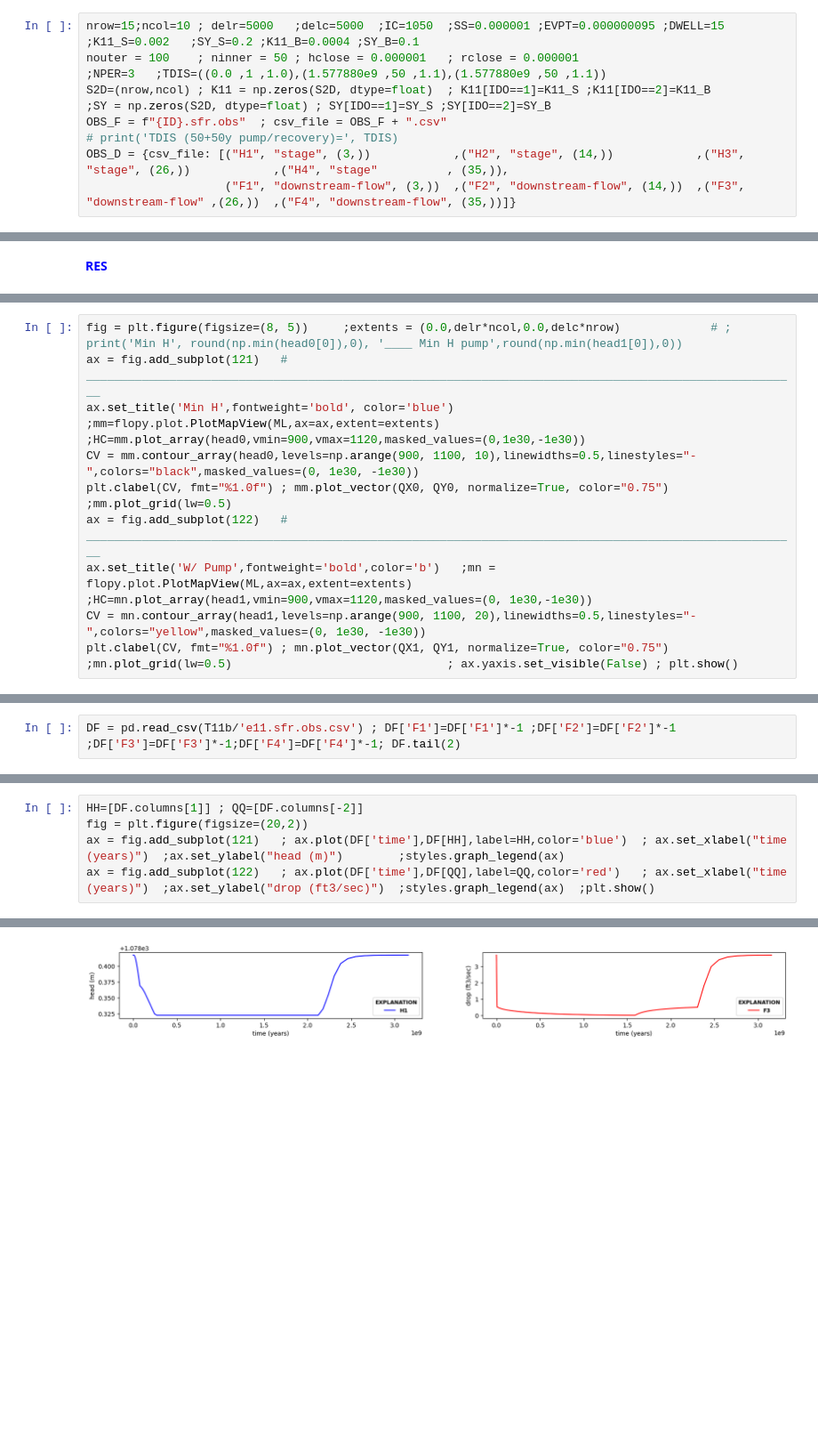
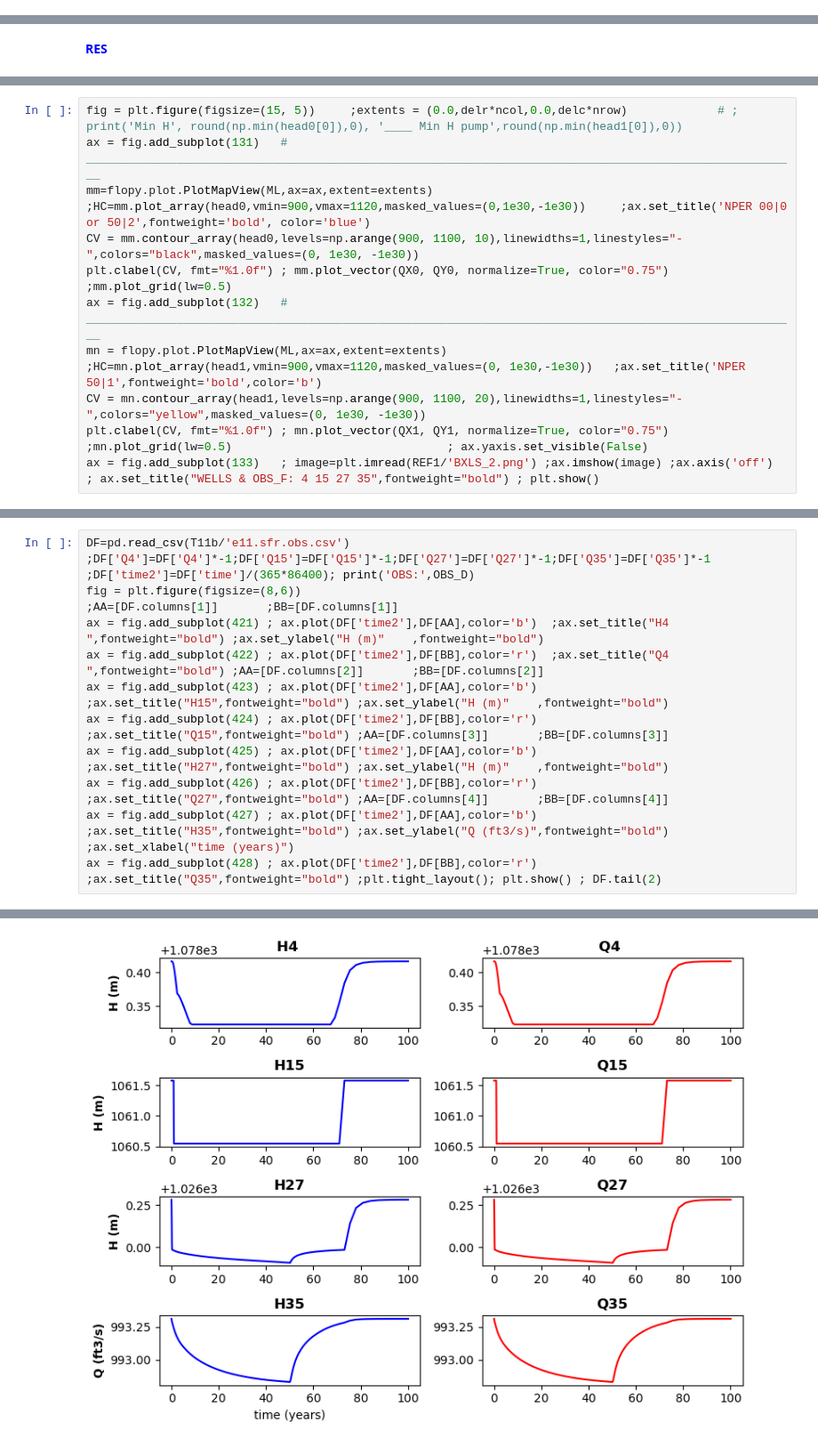
Before and after one commit to grossiRM/Beta-Me, a Jupyter notebook: MF6/11_ex-gwf-sfr-p01_b.ipynb, the cells around one changed output, grey strips where cells are left out. Shown at 89% size. Cells and saved outputs as stored; diff of their text form; blank space fills up the shorter version.

```diff
--- a/MF6/11_ex-gwf-sfr-p01_b.ipynb
+++ b/MF6/11_ex-gwf-sfr-p01_b.ipynb
@@ -17,7 +24,0 @@ RCH  = np.loadtxt(REF1/"recharge.txt", dtype = float)     ; SURF = np.loadtxt(RE
-# %%
-nrow=15;ncol=10 ; delr=5000   ;delc=5000  ;IC=1050  ;SS=0.000001 ;EVPT=0.000000095 ;DWELL=15 ;K11_S=0.002   ;SY_S=0.2 ;K11_B=0.0004 ;SY_B=0.1
-nouter = 100    ; ninner = 50 ; hclose = 0.000001   ; rclose = 0.000001                                     ;NPER=3   ;TDIS=((0.0 ,1 ,1.0),(1.577880e9 ,50 ,1.1),(1.577880e9 ,50 ,1.1))
-S2D=(nrow,ncol) ; K11 = np.zeros(S2D, dtype=float)  ; K11[IDO==1]=K11_S ;K11[IDO==2]=K11_B                  ;SY = np.zeros(S2D, dtype=float) ; SY[IDO==1]=SY_S ;SY[IDO==2]=SY_B
-OBS_F = f"{ID}.sfr.obs"  ; csv_file = OBS_F + ".csv"                                                        # print('TDIS (50+50y pump/recovery)=', TDIS)
-OBS_D = {csv_file: [("H1", "stage", (3,))            ,("H2", "stage", (14,))            ,("H3", "stage", (26,))            ,("H4", "stage"          , (35,)),
-                    ("F1", "downstream-flow", (3,))  ,("F2", "downstream-flow", (14,))  ,("F3", "downstream-flow" ,(26,))  ,("F4", "downstream-flow", (35,))]}
@@ -74,11 +84,12 @@ import xlwings as xw ; wb = xw.Book('E:/15_REPOS/02_Beta-Me/Beta_xls/11_15_51_SF
 # %%
-fig = plt.figure(figsize=(8, 5))     ;extents = (0.0,delr*ncol,0.0,delc*nrow)             # ; print('Min H', round(np.min(head0[0]),0), '____ Min H pump',round(np.min(head1[0]),0))
-ax = fig.add_subplot(121)   # _______________________________________________________________________________________________________
-ax.set_title('Min H',fontweight='bold', color='blue')  ;mm=flopy.plot.PlotMapView(ML,ax=ax,extent=extents)  ;HC=mm.plot_array(head0,vmin=900,vmax=1120,masked_values=(0,1e30,-1e30))
-CV = mm.contour_array(head0,levels=np.arange(900, 1100, 10),linewidths=0.5,linestyles="-",colors="black",masked_values=(0, 1e30, -1e30))
+fig = plt.figure(figsize=(15, 5))     ;extents = (0.0,delr*ncol,0.0,delc*nrow)             # ; print('Min H', round(np.min(head0[0]),0), '____ Min H pump',round(np.min(head1[0]),0))
+ax = fig.add_subplot(131)   # _______________________________________________________________________________________________________
+mm=flopy.plot.PlotMapView(ML,ax=ax,extent=extents)  ;HC=mm.plot_array(head0,vmin=900,vmax=1120,masked_values=(0,1e30,-1e30))     ;ax.set_title('NPER 00|0 or 50|2',fontweight='bold', color='blue')
+CV = mm.contour_array(head0,levels=np.arange(900, 1100, 10),linewidths=1,linestyles="-",colors="black",masked_values=(0, 1e30, -1e30))
 plt.clabel(CV, fmt="%1.0f") ; mm.plot_vector(QX0, QY0, normalize=True, color="0.75")   ;mm.plot_grid(lw=0.5)
-ax = fig.add_subplot(122)   # _______________________________________________________________________________________________________
-ax.set_title('W/ Pump',fontweight='bold',color='b')   ;mn = flopy.plot.PlotMapView(ML,ax=ax,extent=extents) ;HC=mn.plot_array(head1,vmin=900,vmax=1120,masked_values=(0, 1e30,-1e30))
-CV = mn.contour_array(head1,levels=np.arange(900, 1100, 20),linewidths=0.5,linestyles="-",colors="yellow",masked_values=(0, 1e30, -1e30))
-plt.clabel(CV, fmt="%1.0f") ; mn.plot_vector(QX1, QY1, normalize=True, color="0.75")   ;mn.plot_grid(lw=0.5)                               ; ax.yaxis.set_visible(False) ; plt.show()
+ax = fig.add_subplot(132)   # _______________________________________________________________________________________________________
+mn = flopy.plot.PlotMapView(ML,ax=ax,extent=extents) ;HC=mn.plot_array(head1,vmin=900,vmax=1120,masked_values=(0, 1e30,-1e30))   ;ax.set_title('NPER 50|1',fontweight='bold',color='b')
+CV = mn.contour_array(head1,levels=np.arange(900, 1100, 20),linewidths=1,linestyles="-",colors="yellow",masked_values=(0, 1e30, -1e30))
+plt.clabel(CV, fmt="%1.0f") ; mn.plot_vector(QX1, QY1, normalize=True, color="0.75")   ;mn.plot_grid(lw=0.5)                               ; ax.yaxis.set_visible(False)
+ax = fig.add_subplot(133)   ; image=plt.imread(REF1/'BXLS_2.png') ;ax.imshow(image) ;ax.axis('off')         ; ax.set_title("WELLS & OBS_F: 4 15 27 35",fontweight="bold") ; plt.show()
 # %% [output]
@@ -86,2 +96,0 @@ plt.clabel(CV, fmt="%1.0f") ; mn.plot_vector(QX1, QY1, normalize=True, color="0.
-# %%
-DF = pd.read_csv(T11b/'e11.sfr.obs.csv') ; DF['F1']=DF['F1']*-1 ;DF['F2']=DF['F2']*-1 ;DF['F3']=DF['F3']*-1;DF['F4']=DF['F4']*-1; DF.tail(2)
@@ -92,6 +97,12 @@ DF = pd.read_csv(T11b/'e11.sfr.obs.csv') ; DF['F1']=DF['F1']*-1 ;DF['F2']=DF['F2
 # %%
-HH=[DF.columns[1]] ; QQ=[DF.columns[-2]]
-fig = plt.figure(figsize=(20,2))
-ax = fig.add_subplot(121)   ; ax.plot(DF['time'],DF[HH],label=HH,color='blue')  ; ax.set_xlabel("time (years)")  ;ax.set_ylabel("head (m)")        ;styles.graph_legend(ax)
-ax = fig.add_subplot(122)   ; ax.plot(DF['time'],DF[QQ],label=QQ,color='red')   ; ax.set_xlabel("time (years)")  ;ax.set_ylabel("drop (ft3/sec)")  ;styles.graph_legend(ax)  ;plt.show()
+DF=pd.read_csv(T11b/'e11.sfr.obs.csv') ;DF['Q4']=DF['Q4']*-1;DF['Q15']=DF['Q15']*-1;DF['Q27']=DF['Q27']*-1;DF['Q35']=DF['Q35']*-1  ;DF['time2']=DF['time']/(365*86400); print('OBS:',OBS_D)
+fig = plt.figure(figsize=(8,6))                                                                           ;AA=[DF.columns[1]]       ;BB=[DF.columns[1]]
+ax = fig.add_subplot(421) ; ax.plot(DF['time2'],DF[AA],color='b')  ;ax.set_title("H4 ",fontweight="bold") ;ax.set_ylabel("H (m)"    ,fontweight="bold")
+ax = fig.add_subplot(422) ; ax.plot(DF['time2'],DF[BB],color='r')  ;ax.set_title("Q4 ",fontweight="bold") ;AA=[DF.columns[2]]       ;BB=[DF.columns[2]]
+ax = fig.add_subplot(423) ; ax.plot(DF['time2'],DF[AA],color='b')  ;ax.set_title("H15",fontweight="bold") ;ax.set_ylabel("H (m)"    ,fontweight="bold")
+ax = fig.add_subplot(424) ; ax.plot(DF['time2'],DF[BB],color='r')  ;ax.set_title("Q15",fontweight="bold") ;AA=[DF.columns[3]]       ;BB=[DF.columns[3]]
+ax = fig.add_subplot(425) ; ax.plot(DF['time2'],DF[AA],color='b')  ;ax.set_title("H27",fontweight="bold") ;ax.set_ylabel("H (m)"    ,fontweight="bold")
+ax = fig.add_subplot(426) ; ax.plot(DF['time2'],DF[BB],color='r')  ;ax.set_title("Q27",fontweight="bold") ;AA=[DF.columns[4]]       ;BB=[DF.columns[4]]
+ax = fig.add_subplot(427) ; ax.plot(DF['time2'],DF[AA],color='b')  ;ax.set_title("H35",fontweight="bold") ;ax.set_ylabel("Q (ft3/s)",fontweight="bold") ;ax.set_xlabel("time (years)")
+ax = fig.add_subplot(428) ; ax.plot(DF['time2'],DF[BB],color='r')  ;ax.set_title("Q35",fontweight="bold") ;plt.tight_layout(); plt.show() ; DF.tail(2)
 # %% [output]
@@ -98 +110 @@ ax = fig.add_subplot(122)   ; ax.plot(DF['time'],DF[QQ],label=QQ,color='red')
-[figure, old version]
+[figure, new version]
```
Also changed, not shown: parts of 11 cells of this notebook, 15 other files.
